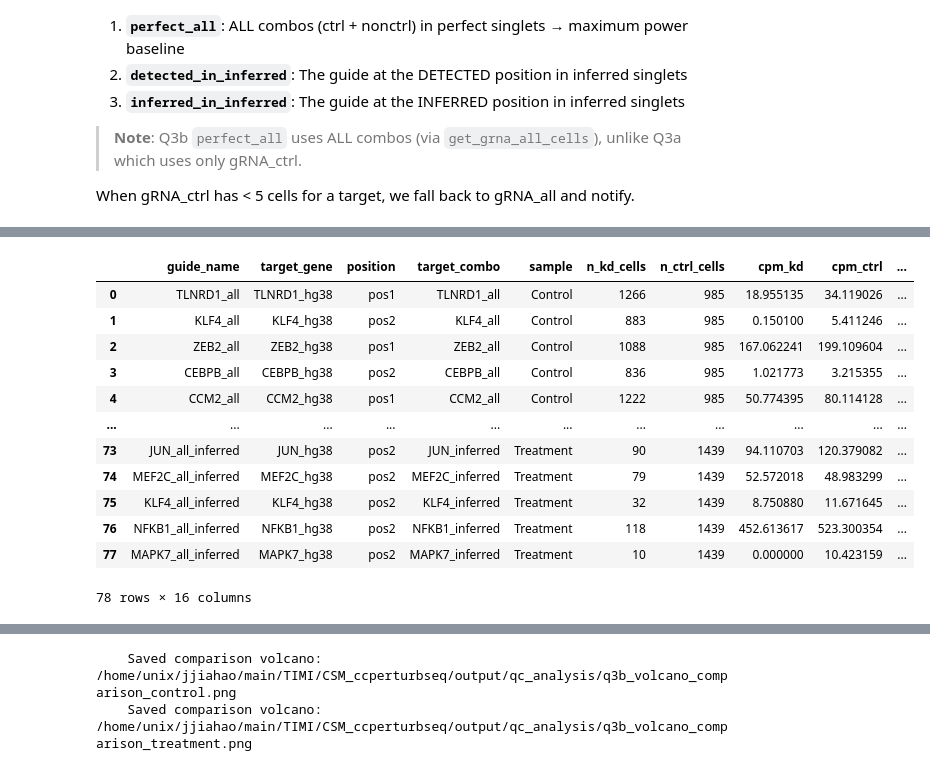
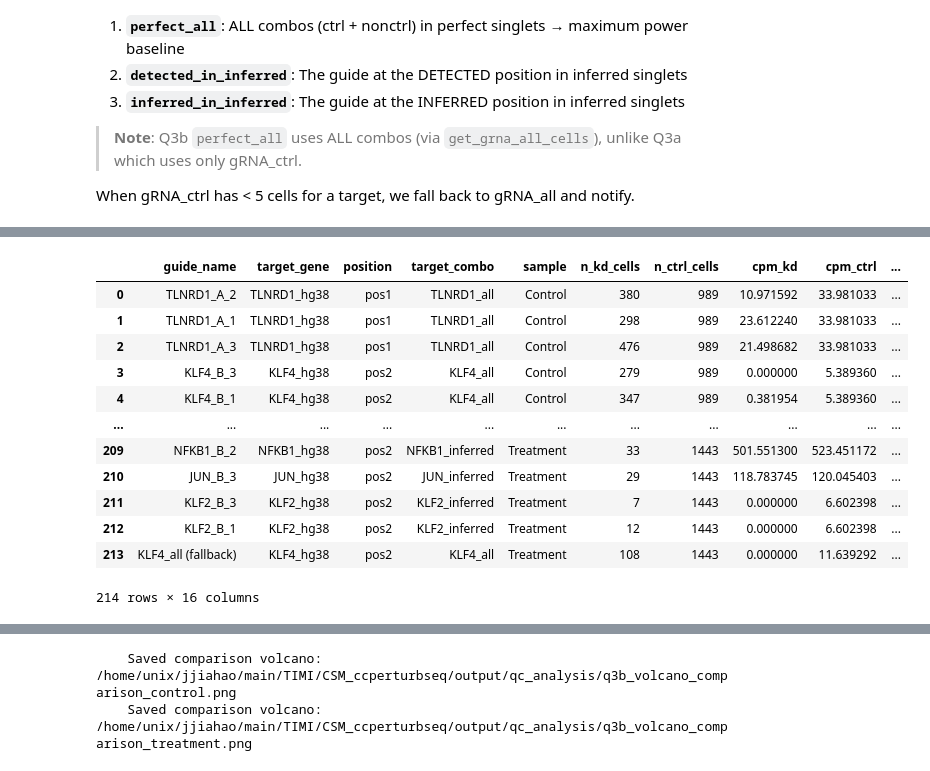
Before and after one commit to jhjiang2020/CSM_ccperturbseq, a Jupyter notebook: scripts/qc_analysis.ipynb, the cells around one changed output, grey strips where cells are left out. Cells and saved outputs as stored; diff of their text form; code cells hidden in the pictures.

```diff
--- a/scripts/qc_analysis.ipynb
+++ b/scripts/qc_analysis.ipynb
@@ -384,6 +536,7 @@ for sample_name in ['Control', 'Treatment']:
 
     if not mdf_indiv.empty:
         mdf_indiv = mdf_indiv.copy()
+        mdf_indiv['guide_name_original'] = mdf_indiv['guide_name']
         mdf_indiv['guide_name'] = mdf_indiv['guide_name'].apply(
             lambda x: f"gRNA_{x.rsplit('_', 1)[-1]}" if x.rsplit('_', 1)[-1].isdigit() else x
         )
@@ -392,13 +545,24 @@ for sample_name in ['Control', 'Treatment']:
     if not mdf_pooled.empty:
         mdf_pooled = mdf_pooled.copy()
         mdf_pooled['guide_name'] = 'all'
+        mdf_pooled['guide_name_original'] = 'all'
         all_q3a_ctrl.append(mdf_pooled)
 
 q3a_ctrl = pd.concat(all_q3a_ctrl, ignore_index=True) if all_q3a_ctrl else pd.DataFrame()
 q3a_ctrl['test_mode'] = 'q3a_ctrl'
 
-q3.plot_heatmap(q3a_ctrl, os.path.join(qc_out_dir, 'q3a_heatmap_ctrl.png'),
-                title_suffix=' (Q3a: gRNA × ctrl)', show_pval=True)
+#q3.plot_heatmap(q3a_ctrl, os.path.join(qc_out_dir, 'q3a_heatmap_ctrl.png'),
+#                title_suffix=' (Q3a: gRNA × ctrl)', show_pval=True)
+q3.plot_de_heatmap(
+    result_df=q3a_ctrl,
+    save_path=os.path.join(qc_out_dir, 'q3a_heatmap_ctrl.png'),
+    title_suffix=' (Q3a: gRNA × ctrl)',
+    row_key='guide_name',
+    col_key='target_gene',
+    color_key='log2FC',
+    split_by='sample',
+    annotation_key=['cpm_kd', 'n_kd_cells', 'pvalue']
+)
 
 print(f"Q3a ctrl results: {len(q3a_ctrl)} rows")
 display(q3a_ctrl)
@@ -422,9 +586,13 @@ Q3a ctrl results: 96 rows
 # %%
 # === Q3a Test 2: Perfect singlet — gRNA_nonctrl ===
+# exclude CCM2_TLNRD1 and CCM2_MAPK7 guides as there might be inteference/compensatory effects between these two genes (since they are in the same pathway and might have functional redundancy),
+# which could confound the interpretation of individual guide effects.
+nonctrl_cell_mask = ~perfect_df['target_gene'].isin(['CCM2_TLNRD1', 'CCM2_MAPK7'])
 
 all_q3a_nonctrl = []
 for sample_name in ['Control', 'Treatment']:
     sample_cells = perfect_df[perfect_df['sample'] == sample_name]
+    sample_cells = sample_cells[nonctrl_cell_mask]
     ctrl_bcs = ctrl_bcs_per_sample[sample_name]
 
     guide_groups_indiv = q3.get_grna_any_cells(sample_cells, group_by_gene=False)
@@ -435,6 +603,7 @@ for sample_name in ['Control', 'Treatment']:
 
     if not mdf_indiv.empty:
         mdf_indiv = mdf_indiv.copy()
+        mdf_indiv['guide_name_original'] = mdf_indiv['guide_name']
         mdf_indiv['guide_name'] = mdf_indiv['guide_name'].apply(
             lambda x: f"gRNA_{x.rsplit('_', 1)[-1]}" if x.rsplit('_', 1)[-1].isdigit() else x
         )
@@ -448,8 +617,19 @@ for sample_name in ['Control', 'Treatment']:
 q3a_nonctrl = pd.concat(all_q3a_nonctrl, ignore_index=True) if all_q3a_nonctrl else pd.DataFrame()
 q3a_nonctrl['test_mode'] = 'q3a_nonctrl'
 
-q3.plot_heatmap(q3a_nonctrl, os.path.join(qc_out_dir, 'q3a_heatmap_nonctrl.png'),
-                title_suffix=' (Q3a: gRNA × nonctrl)', show_pval=True)
+
+#q3.plot_heatmap(q3a_nonctrl, os.path.join(qc_out_dir, 'q3a_heatmap_nonctrl.png'),
+#                title_suffix=' (Q3a: gRNA × nonctrl)', show_pval=True)
+q3.plot_de_heatmap(
+    result_df=q3a_nonctrl,
+    save_path=os.path.join(qc_out_dir, 'q3a_heatmap_nonctrl.png'),
+    title_suffix=' (Q3a: gRNA × nonctrl)',
+    row_key='guide_name',
+    col_key='target_gene',
+    color_key='log2FC',
+    split_by='sample',
+    annotation_key=['cpm_kd', 'n_kd_cells', 'pvalue']
+)
 
 print(f"Q3a nonctrl results: {len(q3a_nonctrl)} rows")
 display(q3a_nonctrl)
@@ -500,6 +977,8 @@ q3b_tests = [
     ('detected_in_inferred', inferred_df, q3.get_detected_guide_cells, 'Inferred singlet (detected guide)'),
     ('inferred_in_inferred', inferred_df, q3.get_inferred_guide_cells, 'Inferred singlet (inferred guide)'),
 ]
+# again exclude CCM2_TLNRD1 and CCM2_MAPK7 guides for the same reason as in Q3a nonctrl test
+q3b_tests = [(mode, df[~df['target_gene'].isin(['CCM2_TLNRD1', 'CCM2_MAPK7'])], group_fn, desc) for mode, df, group_fn, desc in q3b_tests]
 
 all_q3b = []
 for mode_name, cell_df, group_fn, description in q3b_tests:
@@ -515,7 +994,7 @@ for mode_name, cell_df, group_fn, description in q3b_tests:
             print(f"  {sample_name}: no cells, skipping")
             continue
 
-        guide_groups = group_fn(sample_cells, group_by_gene=True)
+        guide_groups = group_fn(sample_cells, group_by_gene=False)
 
         # Check for low-n targets and fall back to gRNA_all
         fallback_targets = []
@@ -528,7 +1007,7 @@ for mode_name, cell_df, group_fn, description in q3b_tests:
                   f"in {mode_name}: {fallback_targets}")
             print(f"    → Falling back to gRNA_all for these targets")
 
-            all_groups = q3.get_grna_all_cells(sample_cells, group_by_gene=True)
+            all_groups = q3.get_grna_all_cells(sample_cells, group_by_gene=False)
             all_groups_by_gene = {g['target_gene']: g for g in all_groups}
 
             new_groups = []
@@ -580,15 +1057,15 @@ Q3b total: 78 rows
 |  | guide_name | target_gene | position | target_combo | sample | n_kd_cells | n_ctrl_cells | cpm_kd | cpm_ctrl | ... |
-| 0 | TLNRD1_all | TLNRD1_hg38 | pos1 | TLNRD1_all | Control | 1266 | 985 | 18.955135 | 34.119026 | ... |
-| 1 | KLF4_all | KLF4_hg38 | pos2 | KLF4_all | Control | 883 | 985 | 0.150100 | 5.411246 | ... |
-| 2 | ZEB2_all | ZEB2_hg38 | pos1 | ZEB2_all | Control | 1088 | 985 | 167.062241 | 199.109604 | ... |
-| 3 | CEBPB_all | CEBPB_hg38 | pos2 | CEBPB_all | Control | 836 | 985 | 1.021773 | 3.215355 | ... |
-| 4 | CCM2_all | CCM2_hg38 | pos1 | CCM2_all | Control | 1222 | 985 | 50.774395 | 80.114128 | ... |
+| 0 | TLNRD1_A_2 | TLNRD1_hg38 | pos1 | TLNRD1_all | Control | 380 | 989 | 10.971592 | 33.981033 | ... |
+| 1 | TLNRD1_A_1 | TLNRD1_hg38 | pos1 | TLNRD1_all | Control | 298 | 989 | 23.612240 | 33.981033 | ... |
+| 2 | TLNRD1_A_3 | TLNRD1_hg38 | pos1 | TLNRD1_all | Control | 476 | 989 | 21.498682 | 33.981033 | ... |
+| 3 | KLF4_B_3 | KLF4_hg38 | pos2 | KLF4_all | Control | 279 | 989 | 0.000000 | 5.389360 | ... |
+| 4 | KLF4_B_1 | KLF4_hg38 | pos2 | KLF4_all | Control | 347 | 989 | 0.381954 | 5.389360 | ... |
 | ... | ... | ... | ... | ... | ... | ... | ... | ... | ... | ... |
-| 73 | JUN_all_inferred | JUN_hg38 | pos2 | JUN_inferred | Treatment | 90 | 1439 | 94.110703 | 120.379082 | ... |
-| 74 | MEF2C_all_inferred | MEF2C_hg38 | pos2 | MEF2C_inferred | Treatment | 79 | 1439 | 52.572018 | 48.983299 | ... |
-| 75 | KLF4_all_inferred | KLF4_hg38 | pos2 | KLF4_inferred | Treatment | 32 | 1439 | 8.750880 | 11.671645 | ... |
-| 76 | NFKB1_all_inferred | NFKB1_hg38 | pos2 | NFKB1_inferred | Treatment | 118 | 1439 | 452.613617 | 523.300354 | ... |
-| 77 | MAPK7_all_inferred | MAPK7_hg38 | pos2 | MAPK7_inferred | Treatment | 10 | 1439 | 0.000000 | 10.423159 | ... |
+| 209 | NFKB1_B_2 | NFKB1_hg38 | pos2 | NFKB1_inferred | Treatment | 33 | 1443 | 501.551300 | 523.451172 | ... |
+| 210 | JUN_B_3 | JUN_hg38 | pos2 | JUN_inferred | Treatment | 29 | 1443 | 118.783745 | 120.045403 | ... |
+| 211 | KLF2_B_3 | KLF2_hg38 | pos2 | KLF2_inferred | Treatment | 7 | 1443 | 0.000000 | 6.602398 | ... |
+| 212 | KLF2_B_1 | KLF2_hg38 | pos2 | KLF2_inferred | Treatment | 12 | 1443 | 0.000000 | 6.602398 | ... |
+| 213 | KLF4_all (fallback) | KLF4_hg38 | pos2 | KLF4_all | Treatment | 108 | 1443 | 0.000000 | 11.639292 | ... |
-78 rows × 16 columns
+214 rows × 16 columns
 # %%
 # --- Q3b: Combined heatmap per sample ---
```
Also changed, not shown: parts of 45 cells of this notebook, 5 other files.
